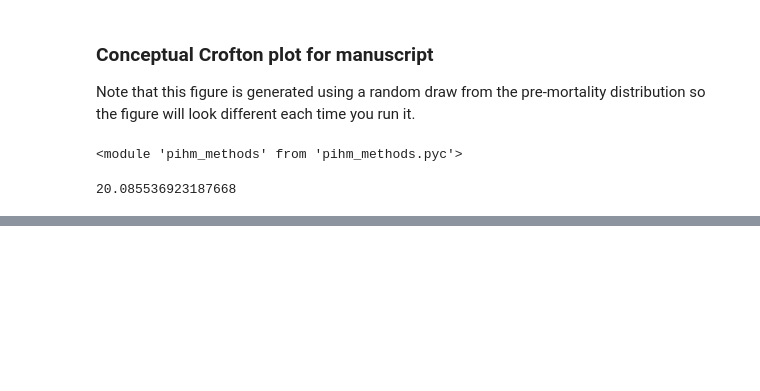
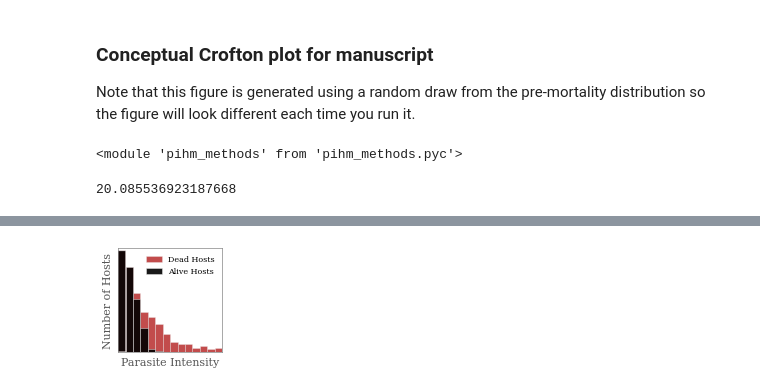
Before and after one commit to mqwilber/parasite_mortality, a Jupyter notebook: code/manuscript_plots.ipynb, the cells around one changed output, grey strips where cells are left out. Cells and saved outputs as stored; diff of their text form; code cells hidden in the pictures; blank space fills up the shorter version.

```diff
--- a/code/manuscript_plots.ipynb
+++ b/code/manuscript_plots.ipynb
@@ -625,0 +627,20 @@ plt.tight_layout()
+# %%
+fig, ax = plt.subplots(1, 1, figsize=(1.9685, 1.9685))
+ax
+
+plt.rcParams['text.usetex'] = False
+_, bins, _ = ax.hist(pre, alpha=0.7, bins=30, color="#A80000", label="Dead Hosts")
+ax.hist(post, bins=bins, alpha=0.9, zorder=1, label="Alive Hosts", color="black")
+
+
+ax.tick_params(left=None, top=None, bottom=None, right=None, labelleft=None, labelbottom=None)
+ax.set_ylabel("Number of Hosts", size=11)
+ax.set_xlabel("Parasite Intensity", size=11)
+ax.set_xlim(0, 80)
+#ax.vlines(10, 0, 350, color="red")
+ax.legend(prop={"size": 8}, frameon=False)
+
+plt.tight_layout()
+fig.savefig("../results/graphical_abstract.pdf",  dpi=300)
+# %% [output]
+[figure, added]
```
Also changed, not shown: parts of 6 cells of this notebook.
